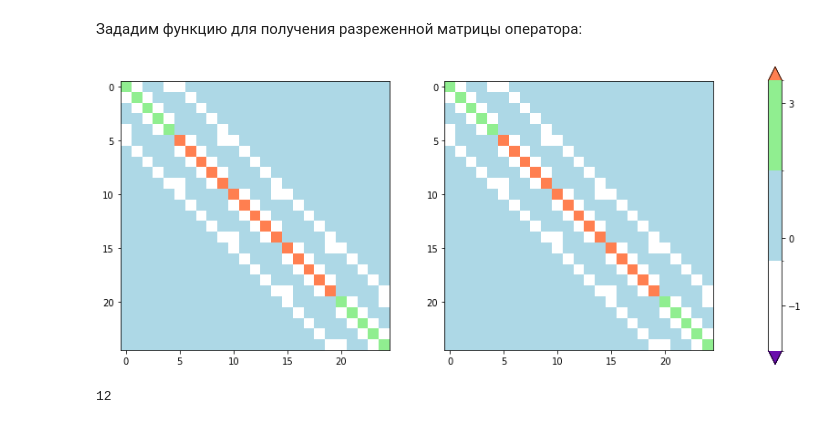
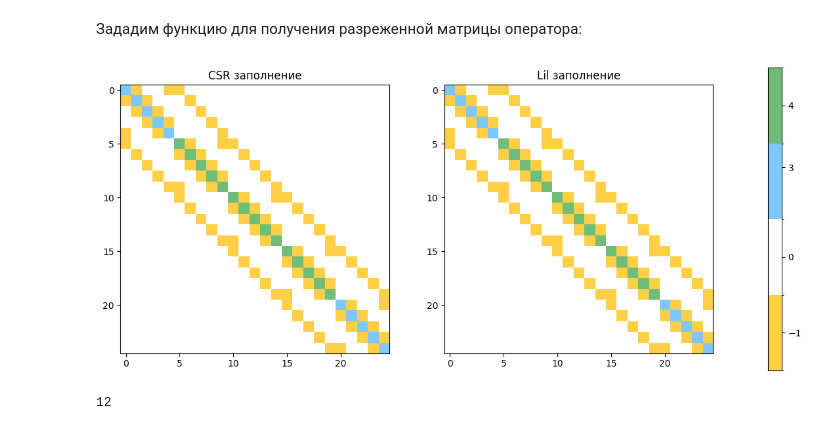
Before and after one commit to Xopppek/num_methods_sem7, a Jupyter notebook: lab4/lab4.ipynb, the cells around one changed output. Cells and saved outputs as stored; diff of their text form; code cells hidden in the pictures.

Commit message:
fixed CSR and lil matrix graphics

```diff
--- a/lab4/lab4.ipynb
+++ b/lab4/lab4.ipynb
@@ -108,25 +108,27 @@ def getL_lil(n_x, n_y, h_x, h_y):
 # %%
 L_csr = getL_csr(5, 5, h_0, h_0)
 L_lil = getL_lil(5, 5, h_0, h_0)
 
-colors = ['#6a0dad', '#ffffff', '#add8e6', '#90ee90', '#ff7f50']  # Цвета, похожие на картинку
+colors = ['#FFCF48', '#ffffff', '#7FC7FF', '#71BC78']  # Цвета, похожие на картинку
 custom_cmap = ListedColormap(colors)
-boundaries = [-1.5, -0.5, 1.5, 3.5,]
+boundaries = [-1.05, -0.95, 0.95, 3.95, 4.05]
 ticks = [-1, 0, 3, 4, 5]
-norm = BoundaryNorm(boundaries, custom_cmap.N, extend='both')
+norm = BoundaryNorm(boundaries, custom_cmap.N, extend='neither')
 
 fig = plt.figure(figsize=(13, 6))
 gs = gridspec.GridSpec(1, 3, width_ratios=[1, 1, 0.05], wspace=0.3)
 ax1 = fig.add_subplot(gs[0])
+ax1.set_title("CSR заполнение")
 ax2 = fig.add_subplot(gs[1])
+ax2.set_title("Lil заполнение")
 cb_ax = fig.add_subplot(gs[2])
 im1, im2 = ax1.imshow(L_csr.toarray() * h_0 ** 2, cmap=custom_cmap, norm=norm), \
            ax2.imshow(L_lil.toarray() * h_0 ** 2, cmap=custom_cmap, norm=norm)
 cbar = fig.colorbar(im2, cb_ax, boundaries=boundaries, ticks=ticks)
 cbar.ax.tick_params(labelsize=10)
 plt.show()
 # %% [output]
-[figure, old version]
+[figure, new version]
 # %%
 n_x * n_y
 # %% [output]
```
